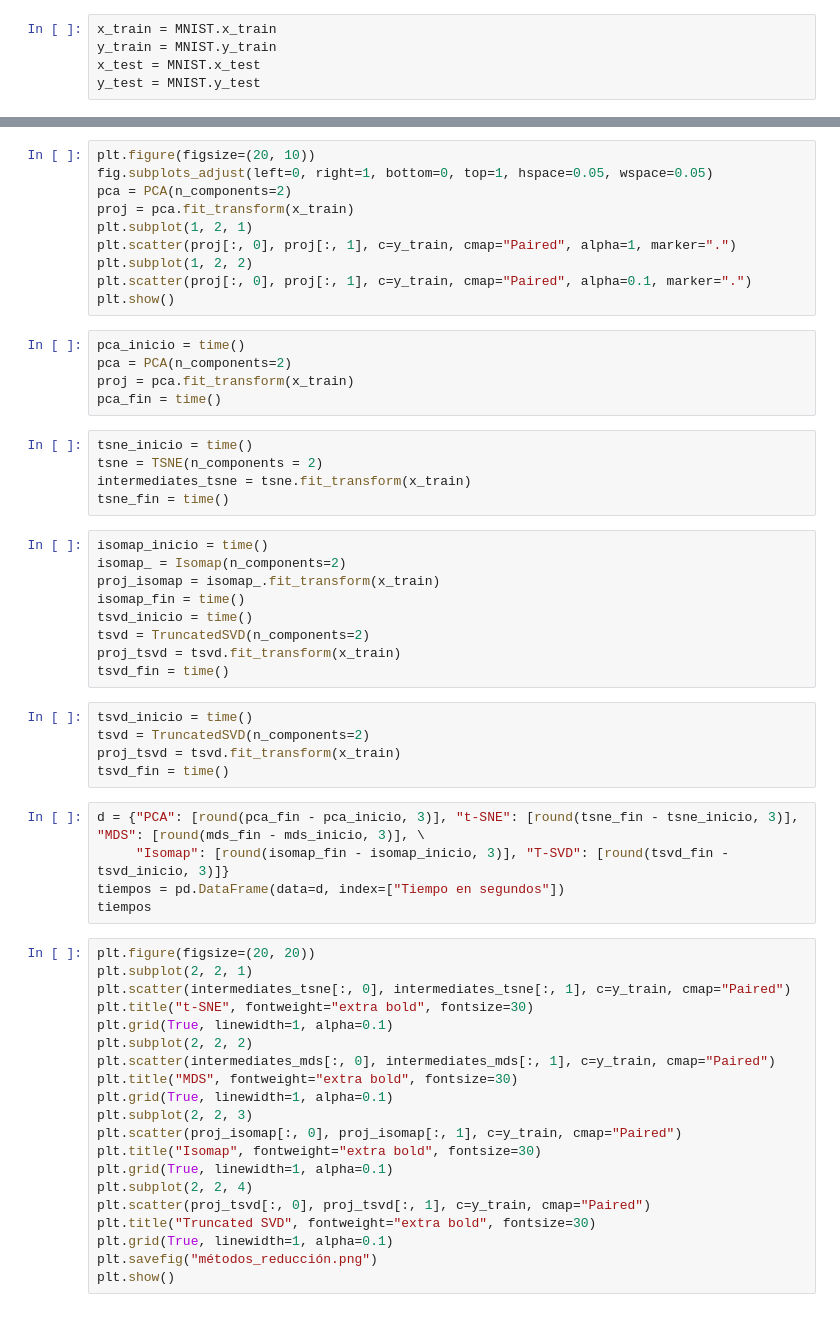
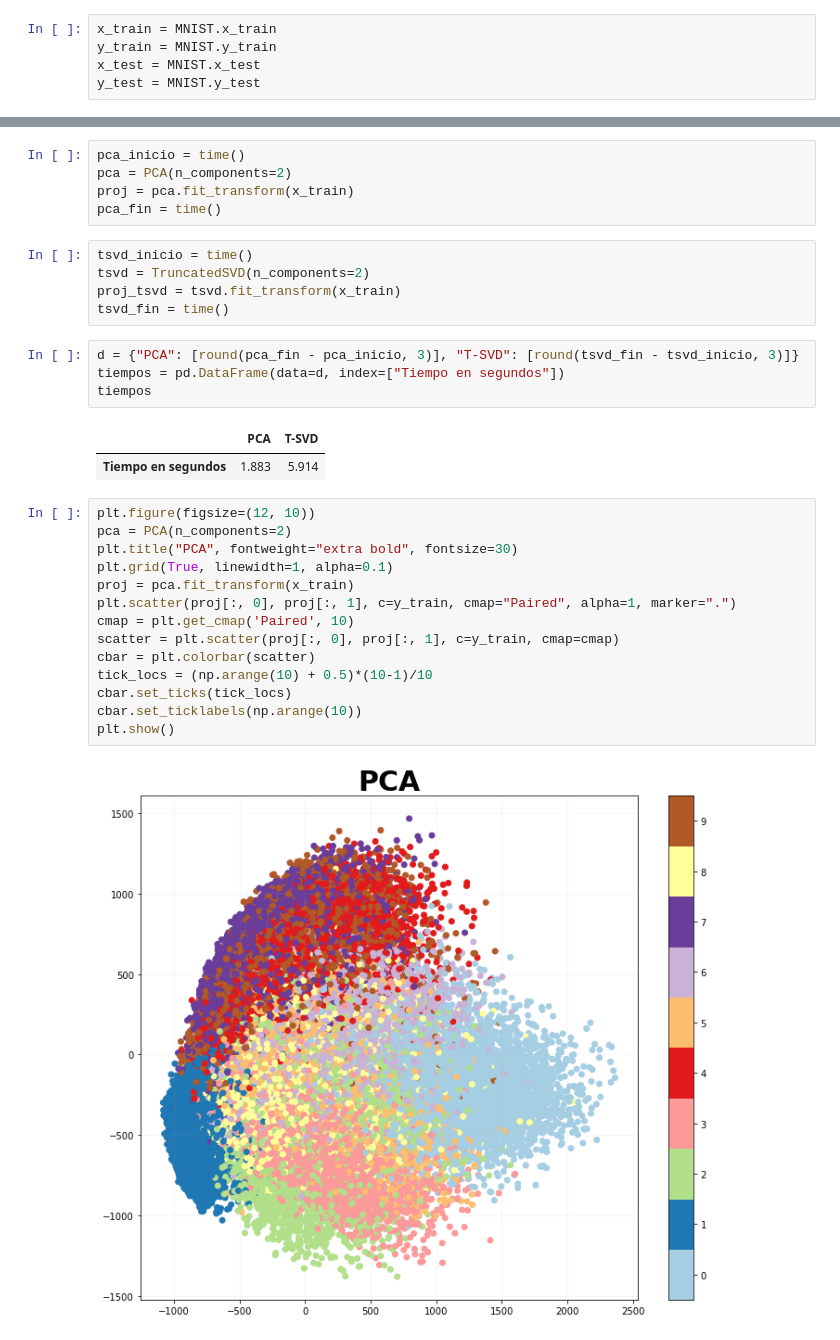
Before and after one commit to vicenteaguero/IMT1001-Data-Science-Project, a Jupyter notebook: Módulos/Análisis de la Base de Datos MNIST.ipynb, the cells around one changed output, grey strips where cells are left out. Cells and saved outputs as stored; diff of their text form.

```diff
--- a/Módulos/Análisis de la Base de Datos MNIST.ipynb
+++ b/Módulos/Análisis de la Base de Datos MNIST.ipynb
@@ -28,59 +44,33 @@ fig.savefig('out.png', dpi=fig.dpi, edgecolor="purple")
-# %%
-plt.figure(figsize=(20, 10))
-fig.subplots_adjust(left=0, right=1, bottom=0, top=1, hspace=0.05, wspace=0.05)
-pca = PCA(n_components=2)
-proj = pca.fit_transform(x_train)
-plt.subplot(1, 2, 1)
-plt.scatter(proj[:, 0], proj[:, 1], c=y_train, cmap="Paired", alpha=1, marker=".")
-plt.subplot(1, 2, 2)
-plt.scatter(proj[:, 0], proj[:, 1], c=y_train, cmap="Paired", alpha=0.1, marker=".")
-plt.show()
 # %%
 pca_inicio = time()
 pca = PCA(n_components=2)
 proj = pca.fit_transform(x_train)
 pca_fin = time()
-# %%
-tsne_inicio = time()
-tsne = TSNE(n_components = 2)
-intermediates_tsne = tsne.fit_transform(x_train)
-tsne_fin = time()
-# %%
-isomap_inicio = time()
-isomap_ = Isomap(n_components=2)
-proj_isomap = isomap_.fit_transform(x_train)
-isomap_fin = time()
-tsvd_inicio = time()
-tsvd = TruncatedSVD(n_components=2)
-proj_tsvd = tsvd.fit_transform(x_train)
-tsvd_fin = time()
 # %%
 tsvd_inicio = time()
 tsvd = TruncatedSVD(n_components=2)
 proj_tsvd = tsvd.fit_transform(x_train)
 tsvd_fin = time()
 # %%
-d = {"PCA": [round(pca_fin - pca_inicio, 3)], "t-SNE": [round(tsne_fin - tsne_inicio, 3)], "MDS": [round(mds_fin - mds_inicio, 3)], \
-     "Isomap": [round(isomap_fin - isomap_inicio, 3)], "T-SVD": [round(tsvd_fin - tsvd_inicio, 3)]}
+d = {"PCA": [round(pca_fin - pca_inicio, 3)], "T-SVD": [round(tsvd_fin - tsvd_inicio, 3)]}
 tiempos = pd.DataFrame(data=d, index=["Tiempo en segundos"])
 tiempos
+# %% [output]
+|  | PCA | T-SVD |
+| Tiempo en segundos | 1.883 | 5.914 |
-# %%
-plt.figure(figsize=(20, 20))
-plt.subplot(2, 2, 1)
-plt.scatter(intermediates_tsne[:, 0], intermediates_tsne[:, 1], c=y_train, cmap="Paired")
-plt.title("t-SNE", fontweight="extra bold", fontsize=30)
-plt.grid(True, linewidth=1, alpha=0.1)
-plt.subplot(2, 2, 2)
-plt.scatter(intermediates_mds[:, 0], intermediates_mds[:, 1], c=y_train, cmap="Paired")
-plt.title("MDS", fontweight="extra bold", fontsize=30)
-plt.grid(True, linewidth=1, alpha=0.1)
-plt.subplot(2, 2, 3)
-plt.scatter(proj_isomap[:, 0], proj_isomap[:, 1], c=y_train, cmap="Paired")
-plt.title("Isomap", fontweight="extra bold", fontsize=30)
-plt.grid(True, linewidth=1, alpha=0.1)
-plt.subplot(2, 2, 4)
-plt.scatter(proj_tsvd[:, 0], proj_tsvd[:, 1], c=y_train, cmap="Paired")
-plt.title("Truncated SVD", fontweight="extra bold", fontsize=30)
-plt.grid(True, linewidth=1, alpha=0.1)
-plt.savefig("métodos_reducción.png")
-plt.show()
+# %%
+plt.figure(figsize=(12, 10))
+pca = PCA(n_components=2)
+plt.title("PCA", fontweight="extra bold", fontsize=30)
+plt.grid(True, linewidth=1, alpha=0.1)
+proj = pca.fit_transform(x_train)
+plt.scatter(proj[:, 0], proj[:, 1], c=y_train, cmap="Paired", alpha=1, marker=".")
+cmap = plt.get_cmap('Paired', 10)
+scatter = plt.scatter(proj[:, 0], proj[:, 1], c=y_train, cmap=cmap)
+cbar = plt.colorbar(scatter)
+tick_locs = (np.arange(10) + 0.5)*(10-1)/10
+cbar.set_ticks(tick_locs)
+cbar.set_ticklabels(np.arange(10))
+plt.show()
+# %% [output]
+[figure, added]
```
Also changed, not shown: parts of 3 cells of this notebook, 2 other files.
